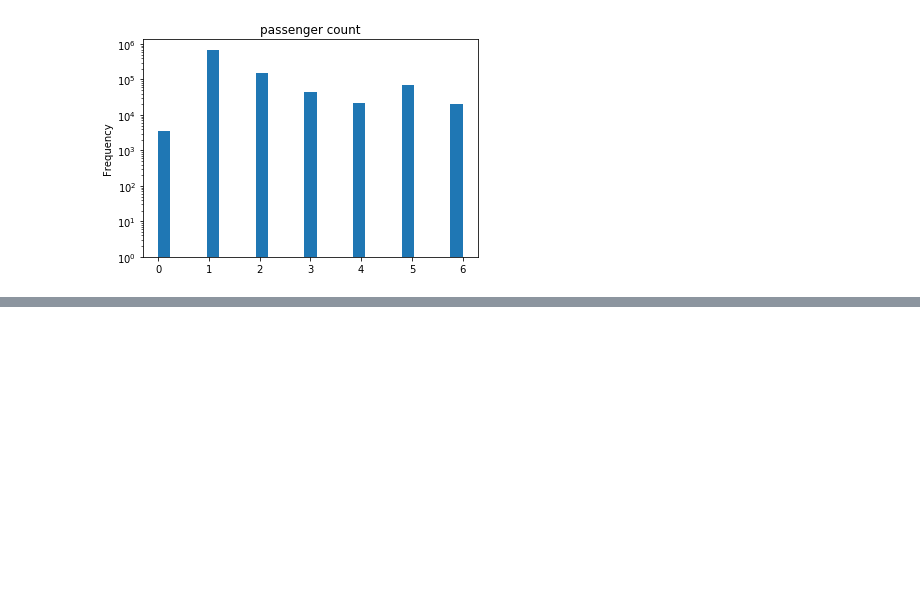
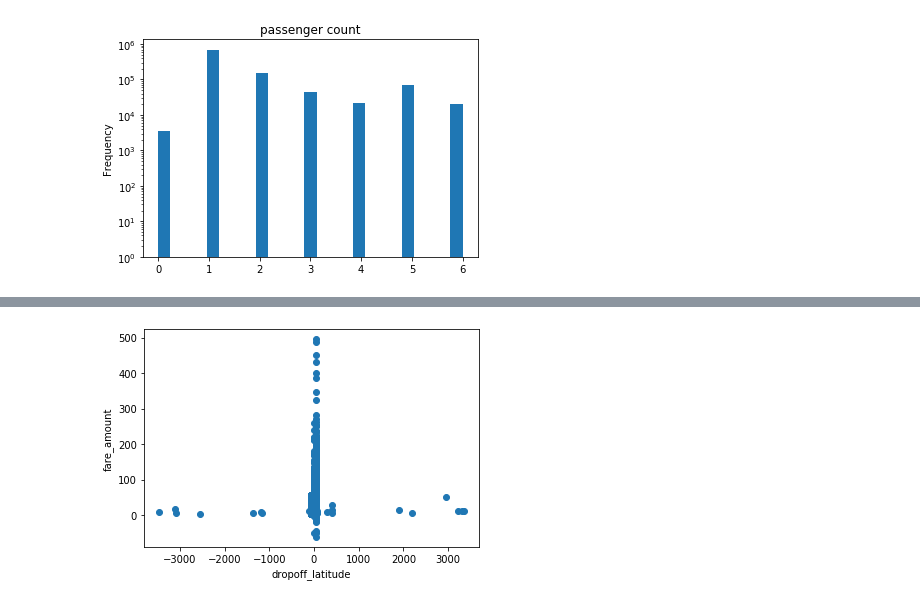
Before and after one commit to brahmakulkarni/Taxi, a Jupyter notebook: Code.ipynb, the cells around one changed output, grey strips where cells are left out. Cells and saved outputs as stored; diff of their text form; code cells hidden in the pictures; blank space fills up the shorter version.

```diff
--- a/Code.ipynb
+++ b/Code.ipynb
@@ -114,0 +170,7 @@ AxesSubplot(0.125,0.125;0.775x0.755)
+# %%
+plt.scatter(chunks[0]["dropoff_latitude"],chunks[0]["fare_amount"])
+plt.xlabel("dropoff_latitude")
+plt.ylabel("fare_amount")
+plt.show()
+# %% [output]
+[figure, added]
```
Also changed, not shown: parts of 8 cells of this notebook.
